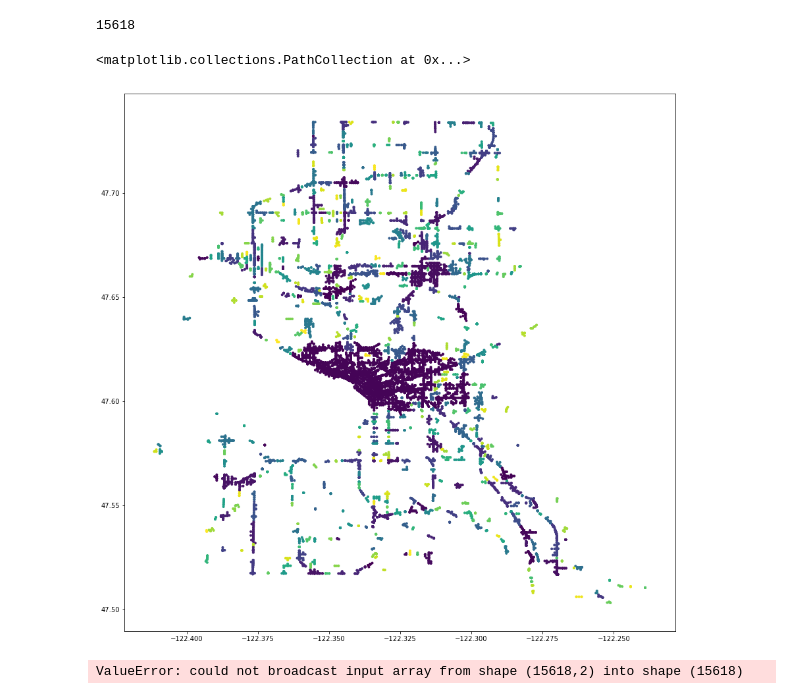
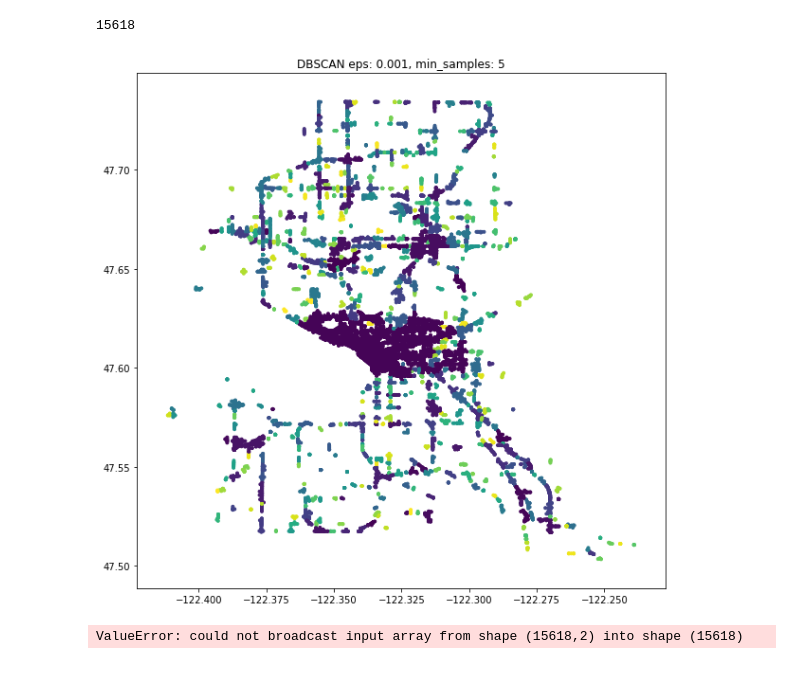
Before and after one commit to franzmornau/Traffic-Accident-Hotspots-and-Patterns, a Jupyter notebook: clustering/DBSCAN_firstExplr.ipynb, the cells around one changed output. Cells and saved outputs as stored; diff of their text form; code cells hidden in the pictures.

```diff
--- a/clustering/DBSCAN_firstExplr.ipynb
+++ b/clustering/DBSCAN_firstExplr.ipynb
@@ -29,8 +29,6 @@ acc = pd.read_csv('../data/cleaned/coll_coord.csv', low_memory=False)
 # acc['latitude'][0]
 # %%
 # acc.info()
-# %%
-acc=acc.drop([202130],axis=0)
 # %%
 acc[['longitude','latitude']].isnull().sum()
 # %% [output]
@@ -71,11 +69,13 @@ len(x_c)
 # %% [output]
 15618
 # %%
-fig, ax = plt.subplots(figsize=(15,15))
-ax.scatter(x_c[:,0],x_c[:,1],c=l_c,marker='.')
+fig, ax = plt.subplots(figsize=(10,10))
+ax.scatter(x_c[:,0],x_c[:,1],c=l_c, marker='.')
+
+plt.title('DBSCAN eps: 0.001, min_samples: 5')
+plt.savefig('../images_part2/dbscan_001_5.png')
 # %% [output]
-<matplotlib.collections.PathCollection at 0x...>
-[figure, old version]
+[figure, new version]
 # %%
 full_arr = np.array([x_c,l_c])
 # %% [output]
```
Also changed, not shown: parts of 2 cells of this notebook, 19 other files.
